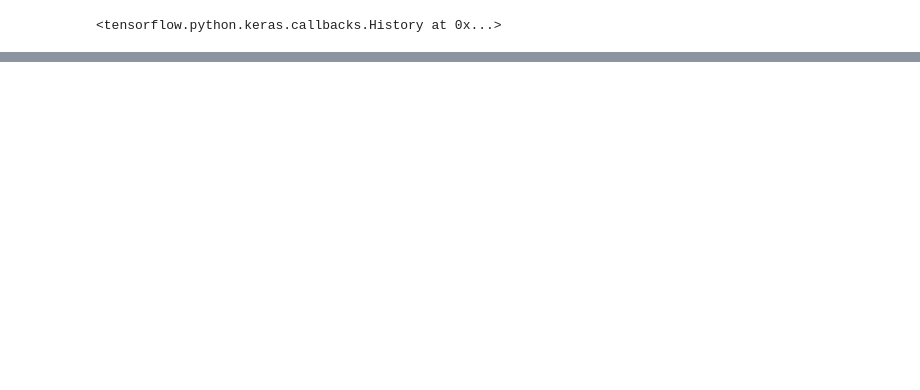
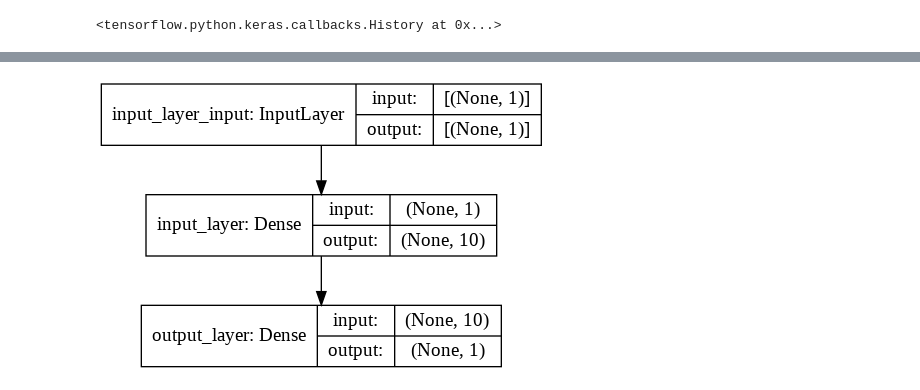
Before and after one commit to ThangDoan2001/TensorFlow_ZeroToHero, a Jupyter notebook: 01_neural_network_regression_with_tensorflow.ipynb, the cells around one changed output, grey strips where cells are left out. Drawn from its saved outputs; the diff is of its cells as text; code cells hidden in the pictures; blank space fills up the shorter version.

```diff
--- a/01_neural_network_regression_with_tensorflow.ipynb
+++ b/01_neural_network_regression_with_tensorflow.ipynb
@@ -417,12 +417,13 @@ _________________________________________________________________
 # %%
 # 1. Create the model
 model = tf.keras.Sequential([
-  tf.keras.layers.Dense(3, input_shape=[1])
-])
+  tf.keras.layers.Dense(10, input_shape=[1], name="input_layer"),
+  tf.keras.layers.Dense(1, name="output_layer")
+], name="model_1")
 
 # 2. Compile the model
 model.compile(loss=tf.keras.losses.MAE,
-              optimizer=tf.keras.optimizers.SGD(),
+              optimizer=tf.keras.optimizers.SGD(learning_rate=0.01),
               metrics=["mae"])
 
 model.summary()
@@ -444,0 +464,6 @@ model.fit(X_train, y_train, epochs=100, verbose=0)
+# %%
+from tensorflow.keras.utils import plot_model
+
+plot_model(model=model, show_shapes=True)
+# %% [output]
+[figure, added]
```
Also changed, not shown: parts of 22 cells of this notebook.
